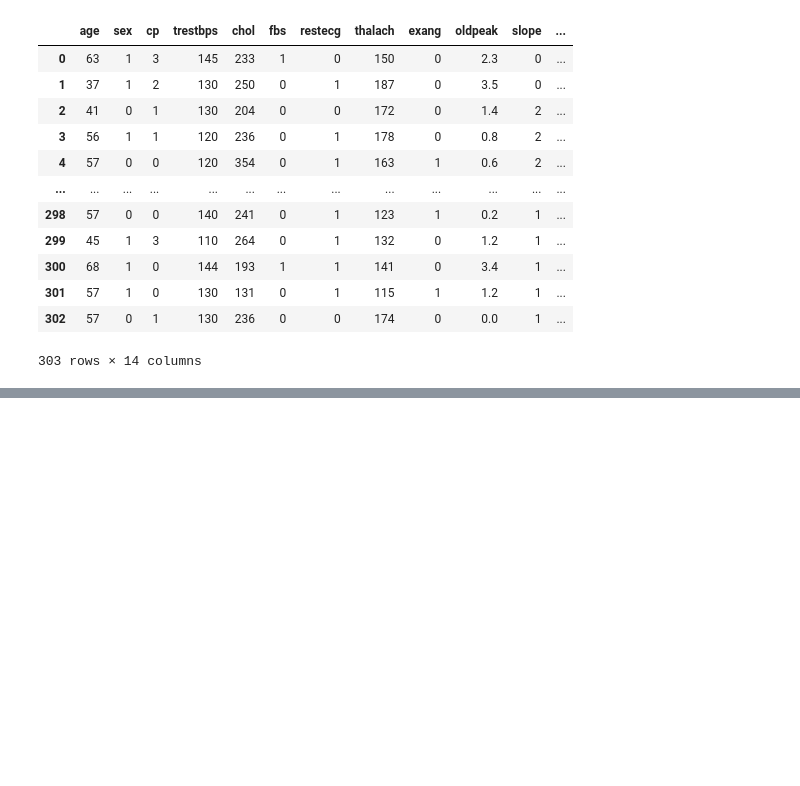
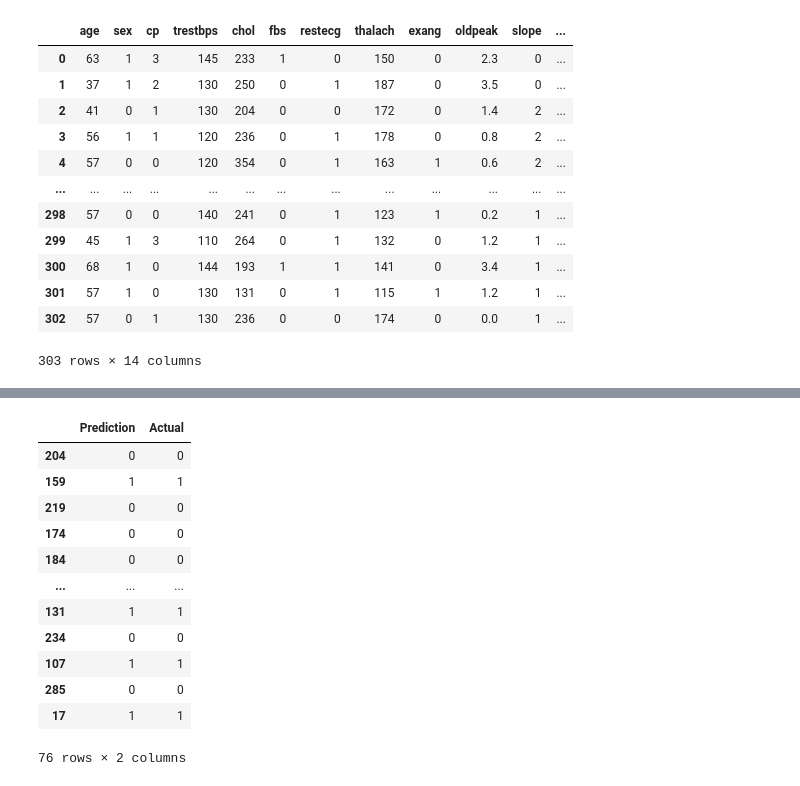
Before and after one commit to MissKateD/project_2, a Jupyter notebook: heart_disease.ipynb, the cells around one changed output, grey strips where cells are left out. Saved outputs shown, nothing was run; the diff lists cells and outputs as text; code cells hidden in the pictures; blank space fills up the shorter version.

```diff
--- a/heart_disease.ipynb
+++ b/heart_disease.ipynb
@@ -42,0 +161,18 @@ classifier = LogisticRegression(solver='lbfgs', random_state=1)
+# %%
+# Create Predictions Dataframe
+predictions = LR_classifier.predict(X_test)
+pd.DataFrame({'Prediction': predictions, 'Actual': y_test})
+# %% [output]
+|  | Prediction | Actual |
+| 204 | 0 | 0 |
+| 159 | 1 | 1 |
+| 219 | 0 | 0 |
+| 174 | 0 | 0 |
+| 184 | 0 | 0 |
+| ... | ... | ... |
+| 131 | 1 | 1 |
+| 234 | 0 | 0 |
+| 107 | 1 | 1 |
+| 285 | 0 | 0 |
+| 17 | 1 | 1 |
+76 rows × 2 columns
```
Also changed, not shown: parts of 13 cells of this notebook, 1 other file.
